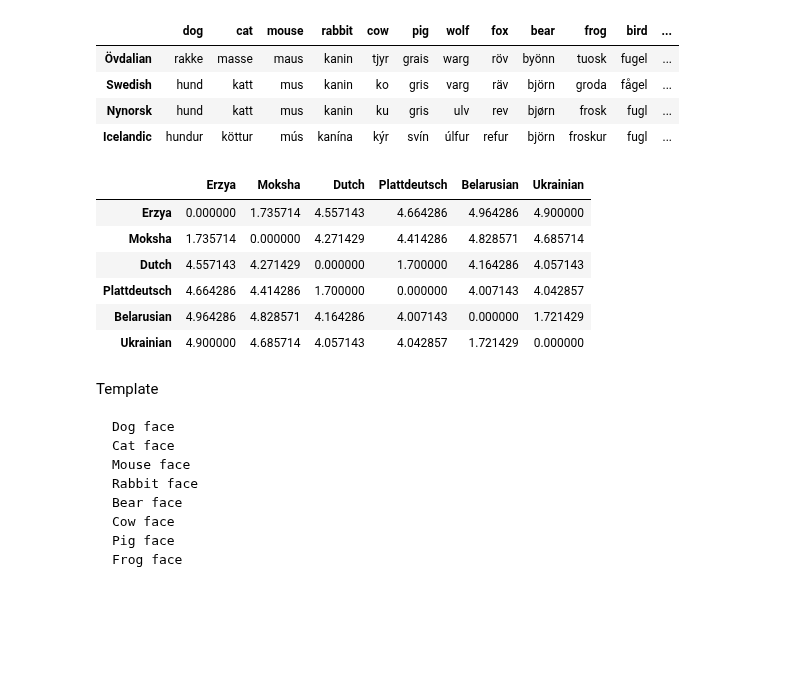
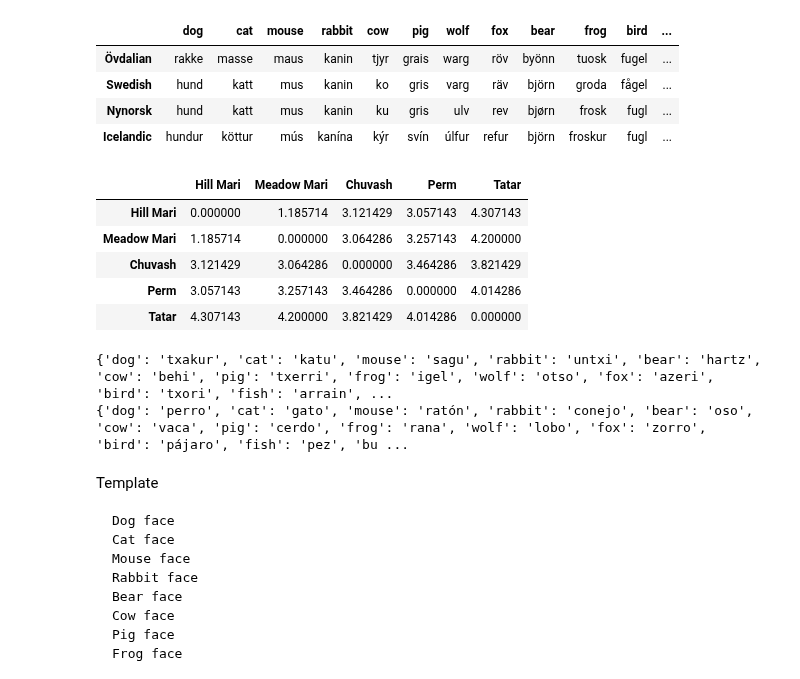
Before and after one commit to khakhalin/Sketches, a Jupyter notebook: text_games/lang_cloud.ipynb, the cells around one changed output. Saved outputs shown, nothing was run; the diff lists cells and outputs as text; code cells hidden in the pictures; blank space fills up the shorter version.

```diff
--- a/text_games/lang_cloud.ipynb
+++ b/text_games/lang_cloud.ipynb
@@ -225,7 +225,7 @@ for i in range(len(lang_list)):
 [figure]
 # %%
 fit = umap.UMAP(metric='precomputed', n_neighbors=50, random_state=0)
-y = fit.fit_transform(dist)
+y = fit.fit_transform(np.square(dist))
 
 plt.figure(figsize=(12,12), facecolor='white');
 plt.axis('off');
@@ -235,6 +235,6 @@ for i in range(len(lang_list)):
     texts.append(plt.text(y[i,0], y[i,1], lang_list[i]))
 
 # ggrepel-style: Quite slow, as it runs manual optimization of labels using spring forces
-# Comment during troubleshooting, only add back once the pic itself is settled
+# Comment it out during layout search, and only add back once the pic itself is settled
 # adjust_text(texts, arrowprops=dict(arrowstyle='-', color='lightgray'))
 # %% [output]
@@ -245,7 +245,7 @@ plt.figure(figsize=(12,12), facecolor='white');
 plt.axis('off');
 plt.plot(y[:,0], y[:,1], '.');
 texts = []
-key = 'fish'
+key = 'rabbit'
 for i in range(len(lang_list)):
     if key in bag[lang_list[i]]:
         texts.append(plt.text(y[i,0], y[i,1], bag[lang_list[i]][key]))
@@ -321,23 +321,28 @@ df.loc[['Övdalian', 'Swedish', 'Nynorsk', 'Icelandic']]
 # %%
 def distance(names):
     # Return a submatrix of distances
     ind = []
     for name in names:
         if name in lang_list:
             ind.append(lang_list.index(name))
     subnames = [lang_list[i] for i in ind]
     temp = dist[ind]
     return pd.DataFrame(temp[:,ind], index=subnames, columns=subnames)
 
-distance(['Erzya', 'Moksha', 'Shoksha', 'Dutch','Plattdeutsch', 'Belarusian', 'Ukrainian'])
+distance(['Hill Mari', 'Meadow Mari', 'Chuvash', 'Perm', 'Tatar'])
 # %% [output]
-|  | Erzya | Moksha | Dutch | Plattdeutsch | Belarusian | Ukrainian |
-| Erzya | 0.000000 | 1.735714 | 4.557143 | 4.664286 | 4.964286 | 4.900000 |
-| Moksha | 1.735714 | 0.000000 | 4.271429 | 4.414286 | 4.828571 | 4.685714 |
-| Dutch | 4.557143 | 4.271429 | 0.000000 | 1.700000 | 4.164286 | 4.057143 |
-| Plattdeutsch | 4.664286 | 4.414286 | 1.700000 | 0.000000 | 4.007143 | 4.042857 |
-| Belarusian | 4.964286 | 4.828571 | 4.164286 | 4.007143 | 0.000000 | 1.721429 |
-| Ukrainian | 4.900000 | 4.685714 | 4.057143 | 4.042857 | 1.721429 | 0.000000 |
+|  | Hill Mari | Meadow Mari | Chuvash | Perm | Tatar |
+| Hill Mari | 0.000000 | 1.185714 | 3.121429 | 3.057143 | 4.307143 |
+| Meadow Mari | 1.185714 | 0.000000 | 3.064286 | 3.257143 | 4.200000 |
+| Chuvash | 3.121429 | 3.064286 | 0.000000 | 3.464286 | 3.821429 |
+| Perm | 3.057143 | 3.257143 | 3.464286 | 0.000000 | 4.014286 |
+| Tatar | 4.307143 | 4.200000 | 3.821429 | 4.014286 | 0.000000 |
+# %%
+print(bag['Basque'])
+print(bag['Castilian'])
+# %% [output]
+{'dog': 'txakur', 'cat': 'katu', 'mouse': 'sagu', 'rabbit': 'untxi', 'bear': 'hartz', 'cow': 'behi', 'pig': 'txerri', 'frog': 'igel', 'wolf': 'otso', 'fox': 'azeri', 'bird': 'txori', 'fish': 'arrain', ...
+{'dog': 'perro', 'cat': 'gato', 'mouse': 'ratón', 'rabbit': 'conejo', 'bear': 'oso', 'cow': 'vaca', 'pig': 'cerdo', 'frog': 'rana', 'wolf': 'lobo', 'fox': 'zorro', 'bird': 'pájaro', 'fish': 'pez', 'bu ...
 # %% [markdown]
 Template
 
```
Also changed, not shown: parts of 3 cells of this notebook.
